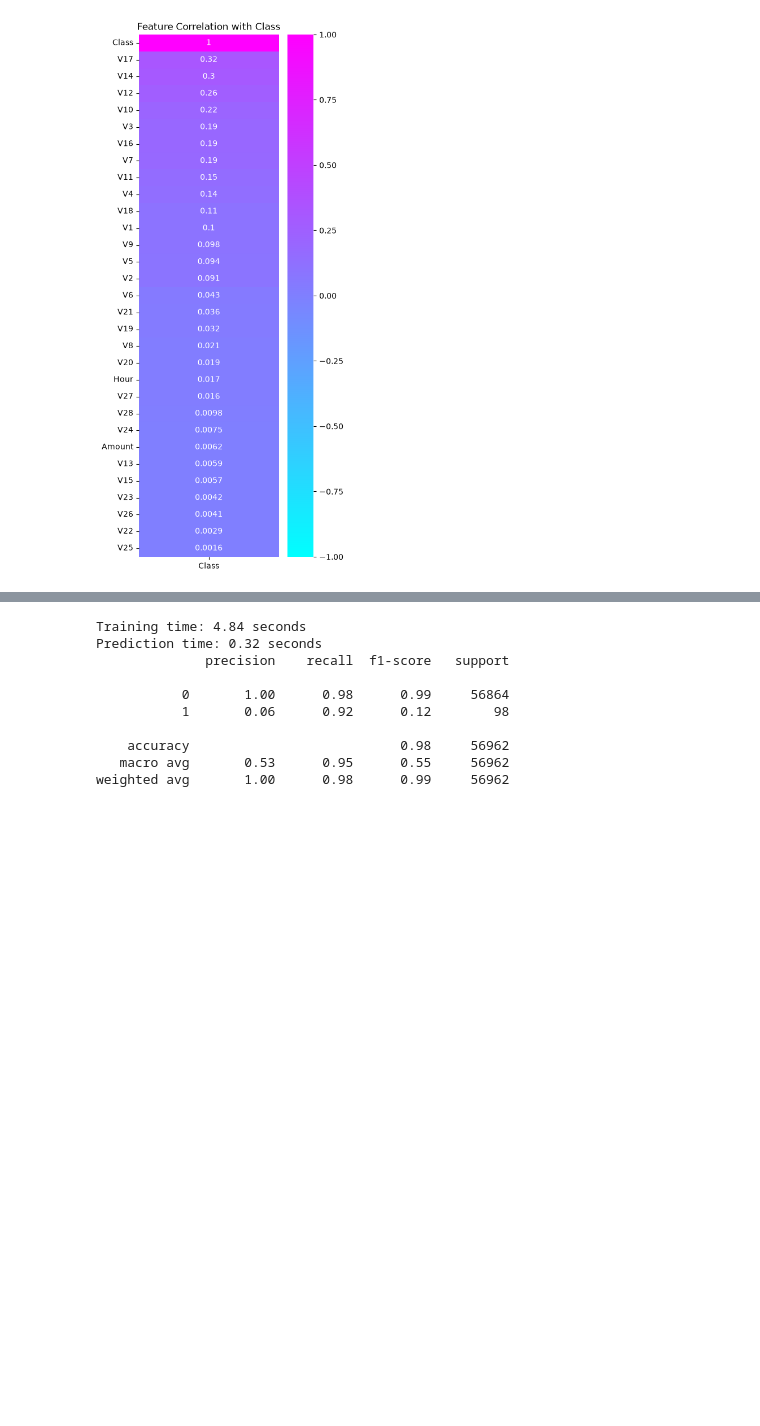
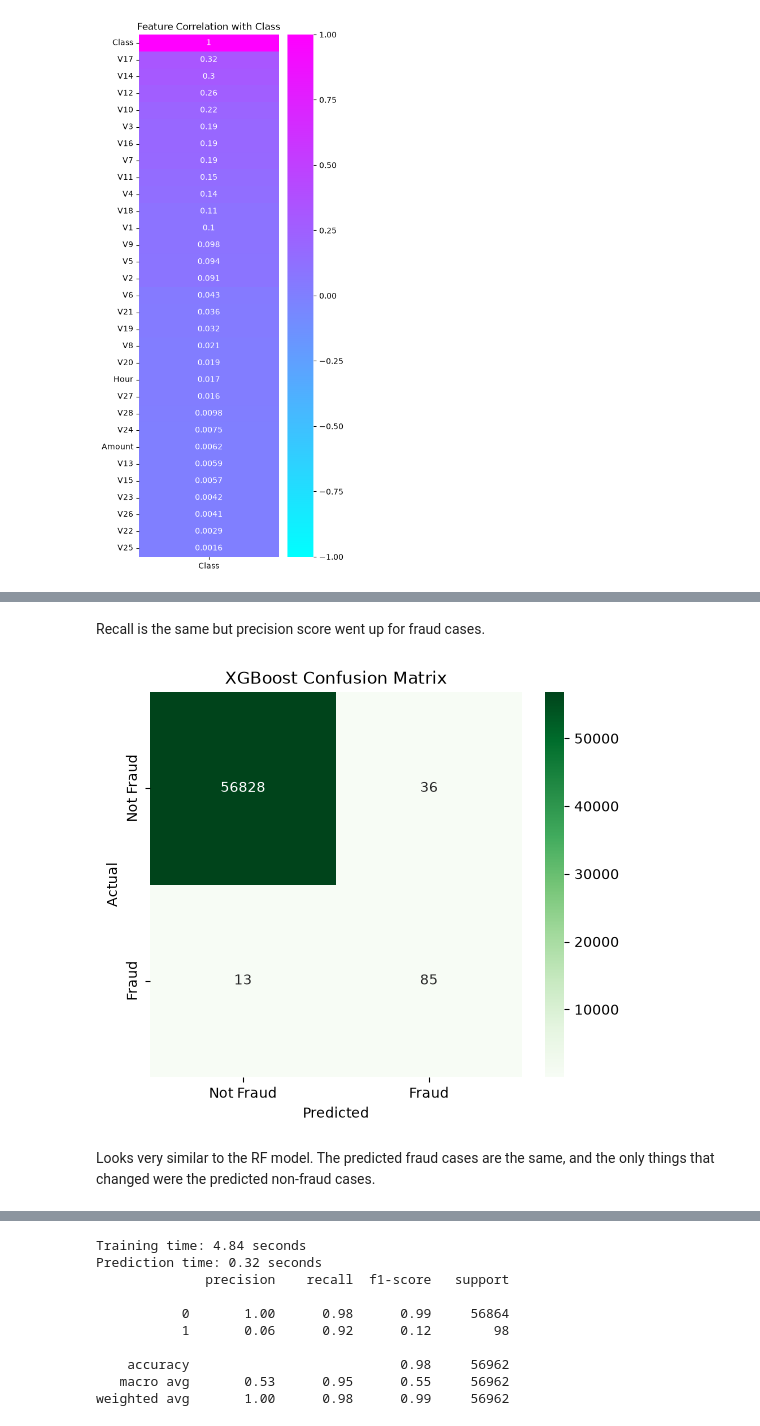
Before and after one commit to moonojha/Credit-Card-Fraud-Detection, a Jupyter notebook: notebooks/Credit_Card_Fraud_Detection_MLOps.ipynb, the cells around one changed output, grey strips where cells are left out. Drawn from its saved outputs; the diff is of its cells as text; code cells hidden in the pictures; blank space fills up the shorter version.

```diff
--- a/notebooks/Credit_Card_Fraud_Detection_MLOps.ipynb
+++ b/notebooks/Credit_Card_Fraud_Detection_MLOps.ipynb
@@ -192,0 +224,15 @@ weighted avg       1.00      0.94      0.97     56962
+# %% [markdown]
+Recall is the same but precision score went up for fraud cases.
+# %%
+xgb_confus_matrix = confusion_matrix(y_test, xgb_pred)
+
+plt.figure(figsize=(6,5))
+sns.heatmap(xgb_confus_matrix, annot=True, fmt='d', cmap="Greens", xticklabels=['Not Fraud', 'Fraud'], yticklabels=['Not Fraud', 'Fraud'])
+plt.xlabel("Predicted")
+plt.ylabel('Actual')
+plt.title("XGBoost Confusion Matrix")
+plt.show()
+# %% [output]
+[figure, added]
+# %% [markdown]
+Looks very similar to the RF model. The predicted fraud cases are the same, and the only things that changed were the predicted non-fraud cases.
```
Also changed, not shown: parts of 30 cells of this notebook.
